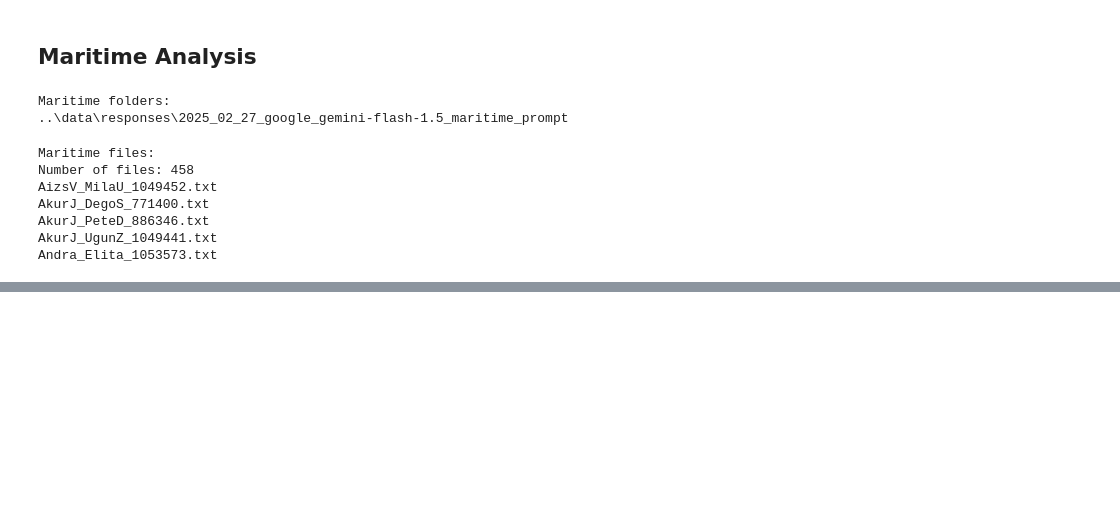
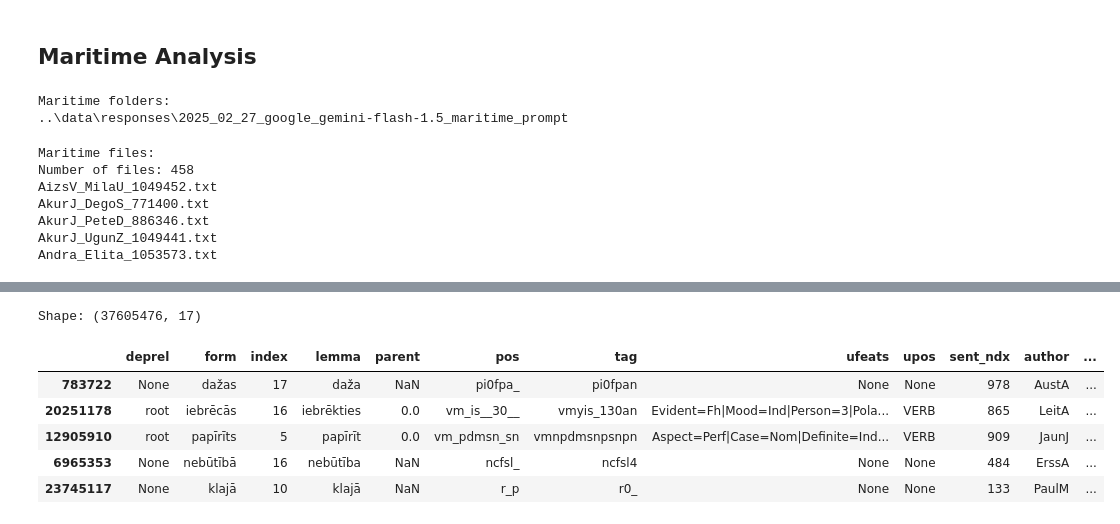
Before and after one commit to ValRCS/lnb_transports, a Jupyter notebook: notebooks/Analyze_Responses.ipynb, the cells around one changed output, grey strips where cells are left out. Cells and saved outputs as stored; diff of their text form; code cells hidden in the pictures; blank space fills up the shorter version.

```diff
--- a/notebooks/Analyze_Responses.ipynb
+++ b/notebooks/Analyze_Responses.ipynb
@@ -399,0 +409,18 @@ create_csv_files(maritime_files, texts, maritime_folders, target_folder)
+# %%
+# let's load parquet from outside our repository
+src = Path("../../not_repo/latsenrom_2025_02_05.parquet")
+# assert file exists
+assert src.exists(), f"File {src} does not exist"
+df = pd.read_parquet(src)
+# shape
+print(f"Shape: {df.shape}")
+# sample
+df.sample(5)
+# %% [output]
+Shape: (37605476, 17)
+|  | deprel | form | index | lemma | parent | pos | tag | ufeats | upos | sent_ndx | author | ... |
+| 783722 | None | dažas | 17 | daža | NaN | pi0fpa_ | pi0fpan | None | None | 978 | AustA | ... |
+| 20251178 | root | iebrēcās | 16 | iebrēkties | 0.0 | vm_is__30__ | vmyis_130an | Evident=Fh|Mood=Ind|Person=3|Pola... | VERB | 865 | LeitA | ... |
+| 12905910 | root | papīrīts | 5 | papīrīt | 0.0 | vm_pdmsn_sn | vmnpdmsnpsnpn | Aspect=Perf|Case=Nom|Definite=Ind... | VERB | 909 | JaunJ | ... |
+| 6965353 | None | nebūtībā | 16 | nebūtība | NaN | ncfsl_ | ncfsl4 | None | None | 484 | ErssA | ... |
+| 23745117 | None | klajā | 10 | klajā | NaN | r_p | r0_ | None | None | 133 | PaulM | ... |
```
Also changed, not shown: parts of 21 cells of this notebook, 2 other files.
